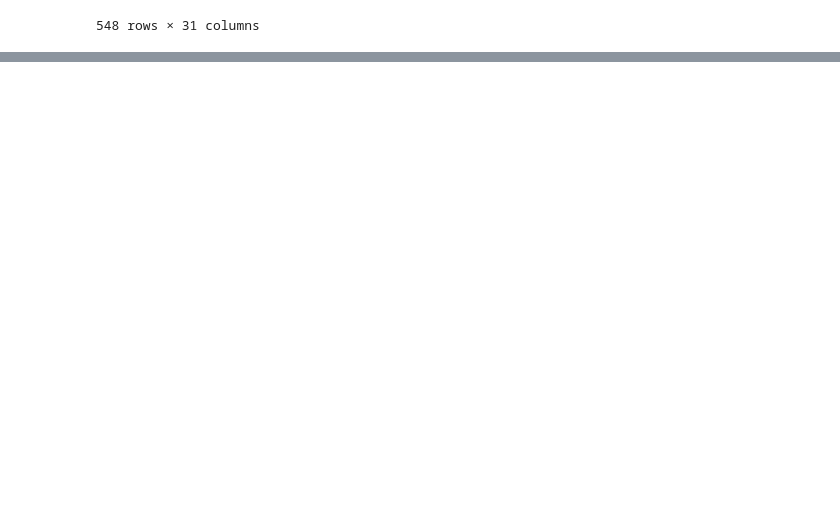
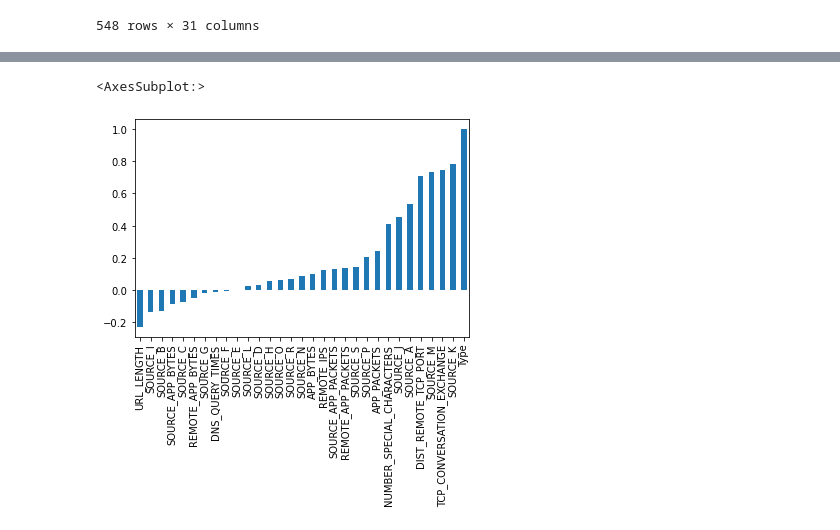
Before and after one commit to mervekeceli/DataScienceTensorFlow, a Jupyter notebook: TensorFlowSiniflandirma.ipynb, the cells around one changed output, grey strips where cells are left out. Saved outputs shown, nothing was run; the diff lists cells and outputs as text; code cells hidden in the pictures; blank space fills up the shorter version.

```diff
--- a/TensorFlowSiniflandirma.ipynb
+++ b/TensorFlowSiniflandirma.ipynb
@@ -21,0 +83,5 @@ dataFrame
+# %%
+dataFrame.corr()["Type"].sort_values().plot(kind="bar")
+# %% [output]
+<AxesSubplot:>
+[figure, added]
```
Also changed, not shown: parts of 34 cells of this notebook.
